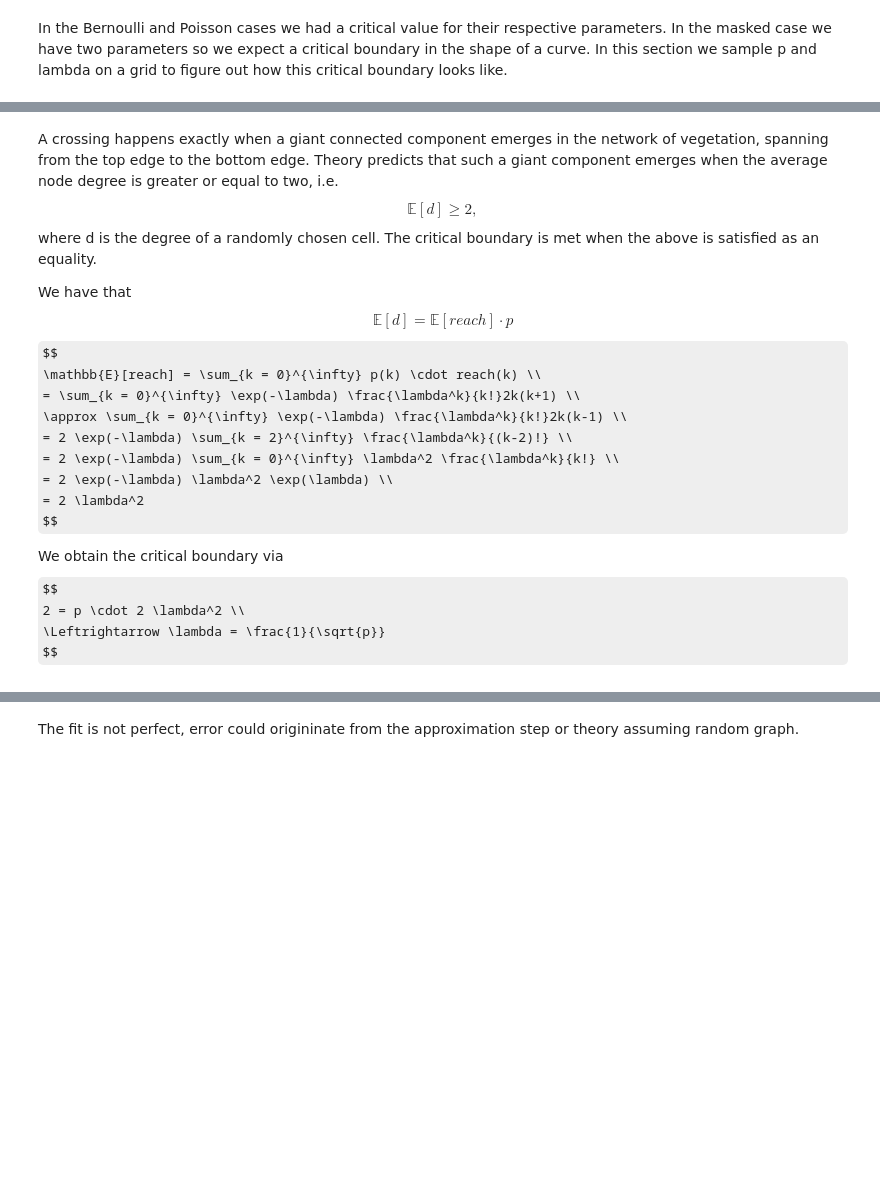
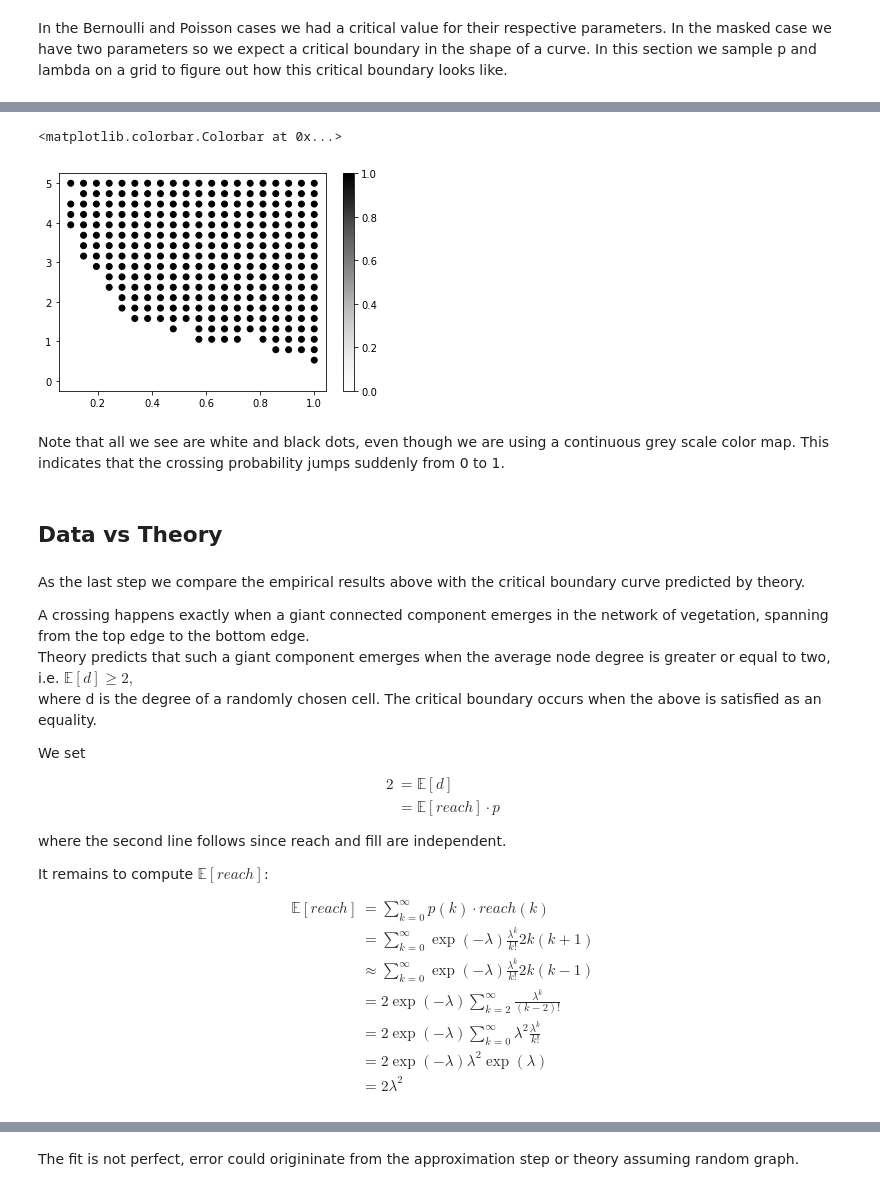
Before and after one commit to advancedchimp/bushfire_percolation, a Jupyter notebook: Percolation.ipynb, the cells around one changed output, grey strips where cells are left out. Cells and saved outputs as stored; diff of their text form; code cells hidden in the pictures; some formulas as TeX source; blank space fills up the shorter version.

Commit message:
add Data vs Theory title, more description, finer grid

```diff
--- a/Percolation.ipynb
+++ b/Percolation.ipynb
@@ -398,7 +396,7 @@ In the Bernoulli and Poisson cases we had a critical value for their respective
 iterations = 25
 N = 30
 P = np.linspace(0.1, 1, 20)
-L = np.linspace(1, 5, 10)
+L = np.linspace(0, 5, 20)
 mode = 'mixed'
 
 # initialize data frame to store sampling results
@@ -417,3 +436,4 @@ for i in range(len(P)):
 # %%
 # compute average crossing probability by parameters
-df2 = df.groupby(['p', 'lambda']).mean().reset_index()
+df2 = df.groupby(['p', 'lambda']).crossing.mean().reset_index()
+# df2 = df.groupby(['p', 'lambda']).mean().reset_index()
@@ -435,24 +456,39 @@ plt.plot(X, Y)
+# %%
+# plot results
+plt.subplots()
+plt.scatter('p', 'lambda', c='crossing', data=df2, cmap='Greys')
+plt.colorbar()
+# %% [output]
+<matplotlib.colorbar.Colorbar at 0x...>
+[figure, added]
+# %% [markdown]
+Note that all we see are white and black dots, even though we are using a continuous grey scale color map. This indicates that the crossing probability jumps suddenly from 0 to 1.
+# %% [markdown]
+## Data vs Theory
 # %% [markdown]
-A crossing happens exactly when a giant connected component emerges in the network of vegetation, spanning from the top edge to the bottom edge. Theory predicts that such a giant component emerges when the average node degree is greater or equal to two, i.e.
-$$ \mathbb{E}[d] \geq 2, $$
-where d is the degree of a randomly chosen cell. The critical boundary is met when the above is satisfied as an equality.
+As the last step we compare the empirical results above with the critical boundary curve predicted by theory.
 
-We have that
-$$ \mathbb{E}[d] = \mathbb{E}[reach] \cdot p$$
+A crossing happens exactly when a giant connected component emerges in the network of vegetation, spanning from the top edge to the bottom edge. \
+Theory predicts that such a giant component emerges when the average node degree is greater or equal to two, i.e. $ \mathbb{E}[d] \geq 2, $ \
+where d is the degree of a randomly chosen cell. The critical boundary occurs when the above is satisfied as an equality.
 
-$$
-\mathbb{E}[reach] = \sum_{k = 0}^{\infty} p(k) \cdot reach(k) \\
-= \sum_{k = 0}^{\infty} \exp(-\lambda) \frac{\lambda^k}{k!}2k(k+1) \\
-\approx \sum_{k = 0}^{\infty} \exp(-\lambda) \frac{\lambda^k}{k!}2k(k-1) \\
-= 2 \exp(-\lambda) \sum_{k = 2}^{\infty} \frac{\lambda^k}{(k-2)!} \\
-= 2 \exp(-\lambda) \sum_{k = 0}^{\infty} \lambda^2 \frac{\lambda^k}{k!} \\
-= 2 \exp(-\lambda) \lambda^2 \exp(\lambda) \\
-= 2 \lambda^2
-$$
+We set
+\begin{align*}
+2 & =  \mathbb{E}[d] \\
+  &  = \mathbb{E}[reach] \cdot p
+\end{align*}
 
+where the second line follows since reach and fill are independent.
 
-We obtain the critical boundary via
-$$
-2 = p \cdot 2 \lambda^2 \\
-\Leftrightarrow \lambda = \frac{1}{\sqrt{p}}
-$$
+It remains to compute $\mathbb{E}[reach]$:
+
+\begin{align*}
+\mathbb{E}[reach]
+& = \sum_{k = 0}^{\infty} p(k) \cdot reach(k) \\
+&= \sum_{k = 0}^{\infty} \exp(-\lambda) \frac{\lambda^k}{k!}2k(k+1) \\
+&\approx \sum_{k = 0}^{\infty} \exp(-\lambda) \frac{\lambda^k}{k!}2k(k-1) \\
+&= 2 \exp(-\lambda) \sum_{k = 2}^{\infty} \frac{\lambda^k}{(k-2)!} \\
+&= 2 \exp(-\lambda) \sum_{k = 0}^{\infty} \lambda^2 \frac{\lambda^k}{k!} \\
+&= 2 \exp(-\lambda) \lambda^2 \exp(\lambda) \\
+&= 2 \lambda^2
+\end{align*}
```
Also changed, not shown: parts of 12 cells of this notebook.
